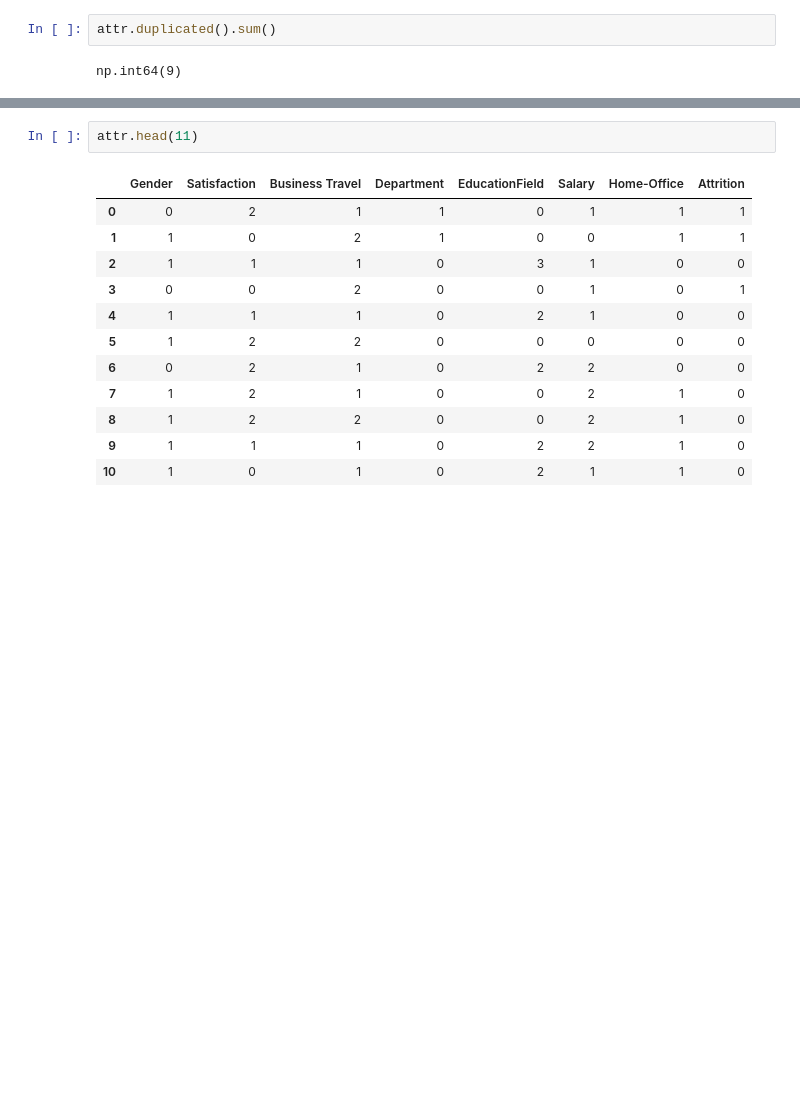
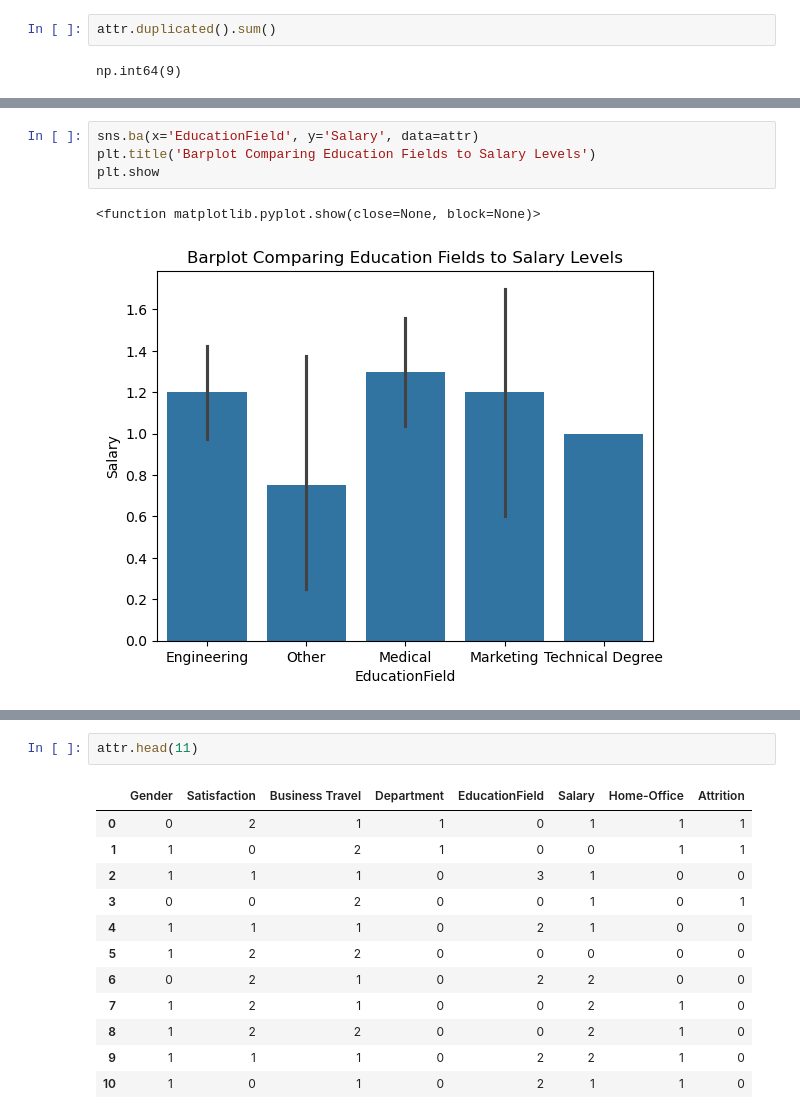
Before and after one commit to Kamsi01/employee-attrition-prediction, a Jupyter notebook: Employee Data Analysis.ipynb, the cells around one changed output, grey strips where cells are left out. Saved outputs shown, nothing was run; the diff lists cells and outputs as text; blank space fills up the shorter version.

```diff
--- a/Employee Data Analysis.ipynb
+++ b/Employee Data Analysis.ipynb
@@ -83,0 +102,7 @@ attr = attr.replace(encodings)
+# %%
+sns.ba(x='EducationField', y='Salary', data=attr)
+plt.title('Barplot Comparing Education Fields to Salary Levels')
+plt.show
+# %% [output]
+<function matplotlib.pyplot.show(close=None, block=None)>
+[figure, added]
```
Also changed, not shown: parts of 16 cells of this notebook.
